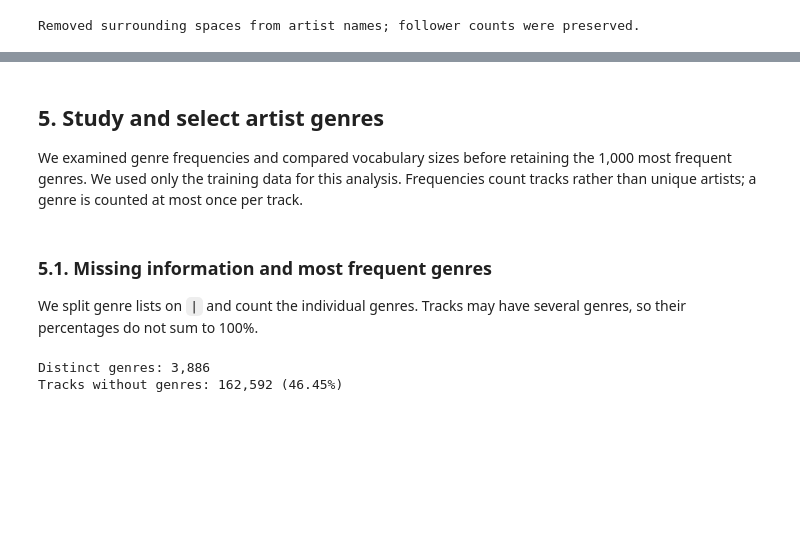
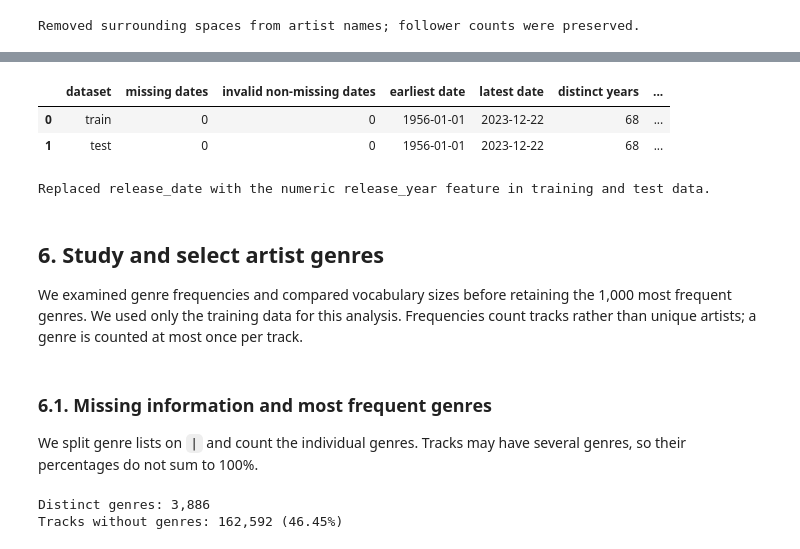
Before and after one commit to GoncaloTorcato/CD, a Jupyter notebook: delivery/music_hit_prediction.ipynb, the cells around one changed output, grey strips where cells are left out. Saved outputs shown, nothing was run; the diff lists cells and outputs as text; code cells hidden in the pictures; blank space fills up the shorter version.

Commit message:
removed full date from released_date collum and added only the year in a released_year collum

```diff
--- a/delivery/music_hit_prediction.ipynb
+++ b/delivery/music_hit_prediction.ipynb
@@ -191,9 +201,59 @@ Removed surrounding spaces from artist names; follower counts were preserved.
+# %%
+def parse_release_dates(values):
+    return pd.to_datetime(values, format="%Y-%m-%d", errors="coerce")
+
+
+def summarize_release_dates(datasets):
+    rows = []
+    for name, frame in datasets.items():
+        values = frame["release_date"]
+        dates = parse_release_dates(values)
+        missing = values.isna() | values.astype("string").str.strip().eq("").fillna(False)
+        valid_count = int(dates.notna().sum())
+        january_first = int(((dates.dt.month == 1) & (dates.dt.day == 1)).sum())
+        rows.append({
+            "dataset": name,
+            "missing dates": int(missing.sum()),
+            "invalid non-missing dates": int((~missing & dates.isna()).sum()),
+            "earliest date": dates.min().date().isoformat() if valid_count else None,
+            "latest date": dates.max().date().isoformat() if valid_count else None,
+            "distinct years": dates.dt.year.nunique(),
+            "January 1 tracks": january_first,
+            "% January 1 among valid dates": round(100 * january_first / valid_count, 2) if valid_count else 0.0,
+        })
+    return pd.DataFrame(rows)
+
+
+def extract_release_year(frame):
+    cleaned = frame.copy()
+    position = cleaned.columns.get_loc("release_date")
+    years = parse_release_dates(cleaned["release_date"]).dt.year.astype("Int16")
+    cleaned = cleaned.drop(columns="release_date")
+    cleaned.insert(position, "release_year", years)
+    return cleaned
+
+release_date_summary = summarize_release_dates({"train": train_raw, "test": test_raw})
+display(release_date_summary)
+# %% [output]
+|  | dataset | missing dates | invalid non-missing dates | earliest date | latest date | distinct years | ... |
+| 0 | train | 0 | 0 | 1956-01-01 | 2023-12-22 | 68 | ... |
+| 1 | test | 0 | 0 | 1956-01-01 | 2023-12-22 | 68 | ... |
+# %%
+train_clean = extract_release_year(train_clean)
+test_clean = extract_release_year(test_clean)
+for original, cleaned in ((train_raw, train_clean), (test_raw, test_clean)):
+    assert "release_date" not in cleaned.columns
+    expected_years = parse_release_dates(original["release_date"]).dt.year.astype("Int16").rename("release_year")
+    pd.testing.assert_series_equal(cleaned["release_year"], expected_years)
+print("Replaced release_date with the numeric release_year feature in training and test data.")
+# %% [output]
+Replaced release_date with the numeric release_year feature in training and test data.
 # %% [markdown]
-## 5. Study and select artist genres
+## 6. Study and select artist genres
 
 We examined genre frequencies and compared vocabulary sizes before retaining the 1,000 most frequent genres. We used only the training data for this analysis. Frequencies count tracks rather than unique artists; a genre is counted at most once per track.
 # %% [markdown]
-### 5.1. Missing information and most frequent genres
+### 6.1. Missing information and most frequent genres
 
 We split genre lists on `|` and count the individual genres. Tracks may have several genres, so their percentages do not sum to 100%.
 # %%
```
Also changed, not shown: parts of 11 cells of this notebook, 7 other files.
